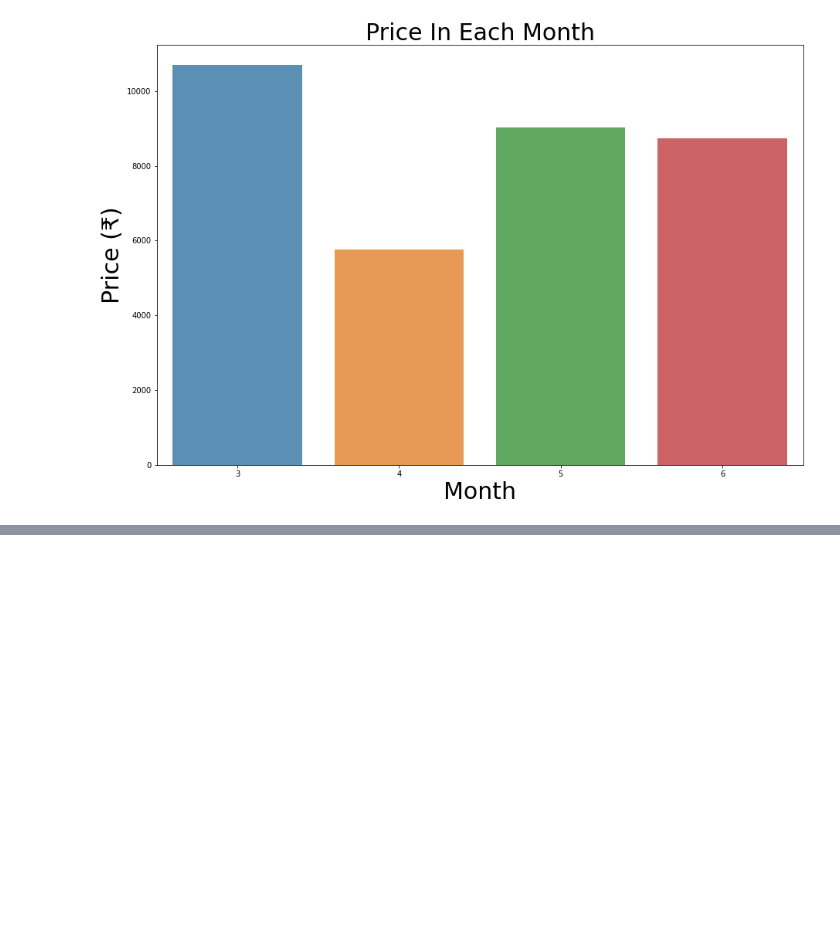
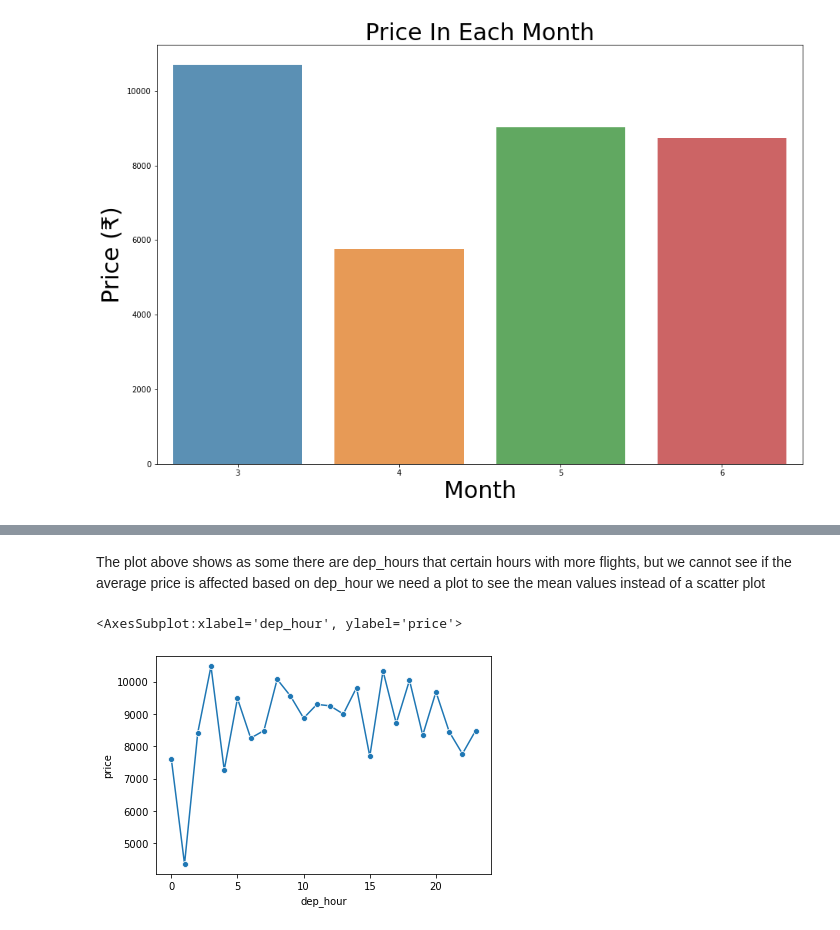
Before and after one commit to HendKordy/flights_analysis, a Jupyter notebook: EDA/EDA.ipynb, the cells around one changed output, grey strips where cells are left out. Saved outputs shown, nothing was run; the diff lists cells and outputs as text; code cells hidden in the pictures; blank space fills up the shorter version.

```diff
--- a/EDA/EDA.ipynb
+++ b/EDA/EDA.ipynb
@@ -271,0 +293,9 @@ plt.show()
+# %% [markdown]
+The plot above shows as some there are dep_hours that certain hours with more flights, but we cannot see if the average price is affected based on dep_hour
+we need a plot to see the mean values instead of a scatter plot
+# %%
+dep_hours_means = df.groupby('dep_hour', as_index = False)['price'].mean()
+sns.lineplot(x = 'dep_hour', y= 'price', data=dep_hours_means, marker = 'o')
+# %% [output]
+<AxesSubplot:xlabel='dep_hour', ylabel='price'>
+[figure, added]
```
Also changed, not shown: parts of 10 cells of this notebook, 1 other file.
